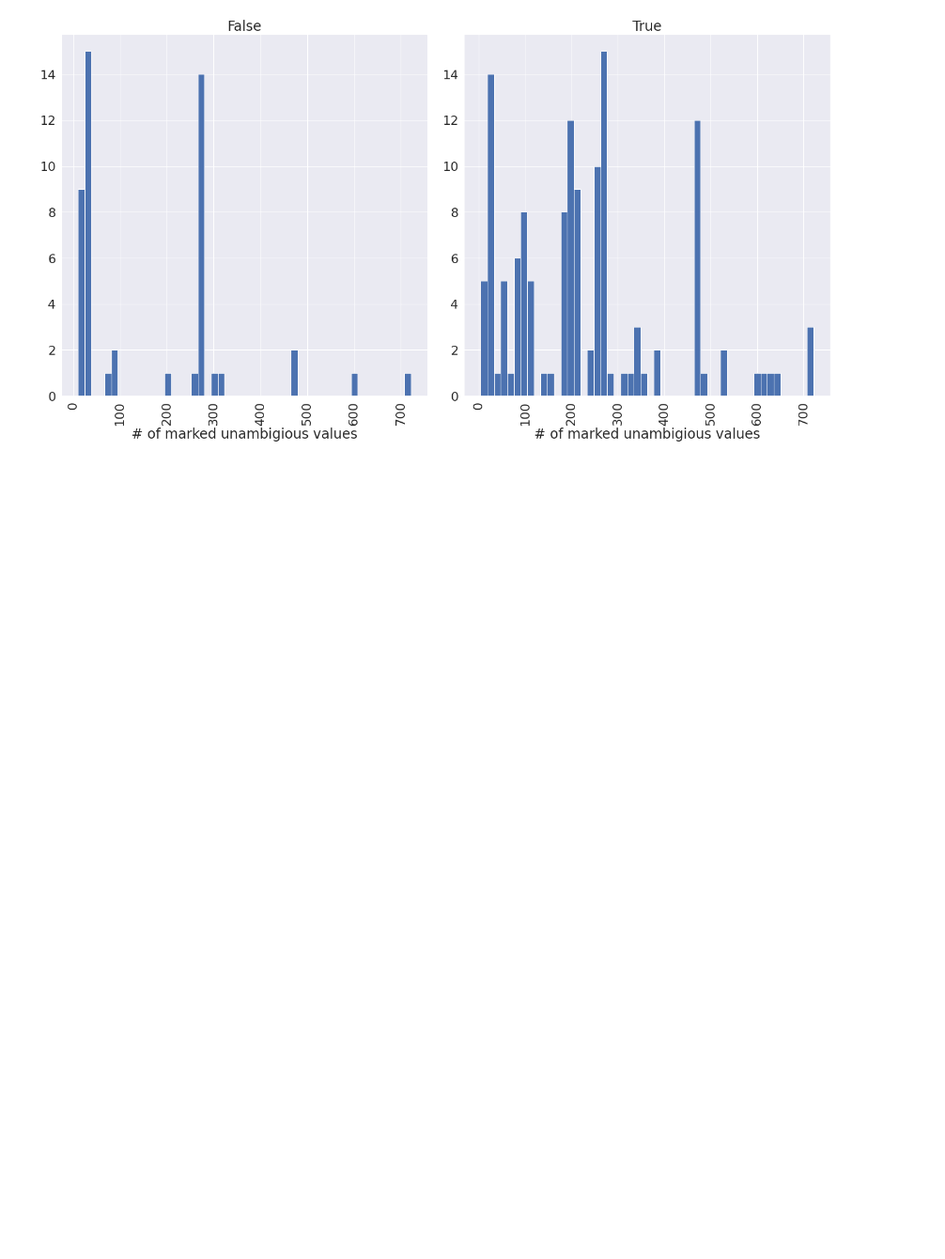
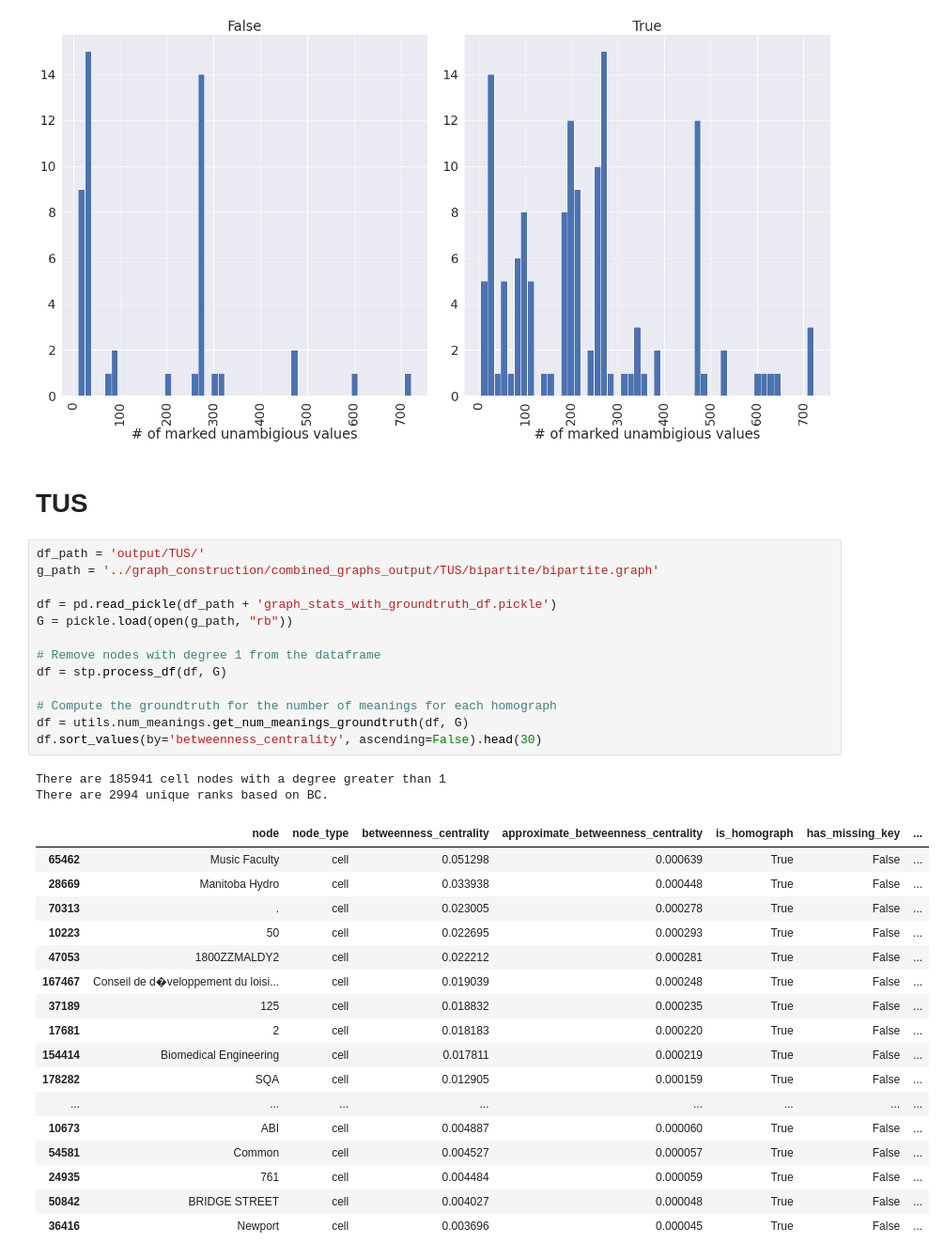
Before and after one commit to northeastern-datalab/domain_net, a Jupyter notebook: network_analysis/semantic_type_propagation.ipynb, the cells around one changed output. Shown: that part at 94% size. Drawn from its saved outputs; the diff is of its cells as text; blank space fills up the shorter version.

```diff
--- a/network_analysis/semantic_type_propagation.ipynb
+++ b/network_analysis/semantic_type_propagation.ipynb
@@ -406,3 +446,38 @@ plt.tight_layout()
 plt.savefig(df_path+'num_of_meanings/meanings_evaluation.svg')
 # %% [output]
 [figure]
+# %% [markdown]
+# TUS
+# %%
+df_path = 'output/TUS/'
+g_path = '../graph_construction/combined_graphs_output/TUS/bipartite/bipartite.graph'
+
+df = pd.read_pickle(df_path + 'graph_stats_with_groundtruth_df.pickle')
+G = pickle.load(open(g_path, "rb"))
+
+# Remove nodes with degree 1 from the dataframe
+df = stp.process_df(df, G)
+
+# Compute the groundtruth for the number of meanings for each homograph
+df = utils.num_meanings.get_num_meanings_groundtruth(df, G)
+df.sort_values(by='betweenness_centrality', ascending=False).head(30)
+# %% [output]
+There are 185941 cell nodes with a degree greater than 1
+There are 2994 unique ranks based on BC.
+|  | node | node_type | betweenness_centrality | approximate_betweenness_centrality | is_homograph | has_missing_key | ... |
+| 65462 | Music Faculty | cell | 0.051298 | 0.000639 | True | False | ... |
+| 28669 | Manitoba Hydro | cell | 0.033938 | 0.000448 | True | False | ... |
+| 70313 | . | cell | 0.023005 | 0.000278 | True | False | ... |
+| 10223 | 50 | cell | 0.022695 | 0.000293 | True | False | ... |
+| 47053 | 1800ZZMALDY2 | cell | 0.022212 | 0.000281 | True | False | ... |
+| 167467 | Conseil de d�veloppement du loisi... | cell | 0.019039 | 0.000248 | True | False | ... |
+| 37189 | 125 | cell | 0.018832 | 0.000235 | True | False | ... |
+| 17681 | 2 | cell | 0.018183 | 0.000220 | True | False | ... |
+| 154414 | Biomedical Engineering | cell | 0.017811 | 0.000219 | True | False | ... |
+| 178282 | SQA | cell | 0.012905 | 0.000159 | True | False | ... |
+| ... | ... | ... | ... | ... | ... | ... | ... |
+| 10673 | ABI | cell | 0.004887 | 0.000060 | True | False | ... |
+| 54581 | Common | cell | 0.004527 | 0.000057 | True | False | ... |
+| 24935 | 761 | cell | 0.004484 | 0.000059 | True | False | ... |
+| 50842 | BRIDGE STREET | cell | 0.004027 | 0.000048 | True | False | ... |
+| 36416 | Newport | cell | 0.003696 | 0.000045 | True | False | ... |
```
Also changed, not shown: parts of 20 cells of this notebook, 2 other files.
